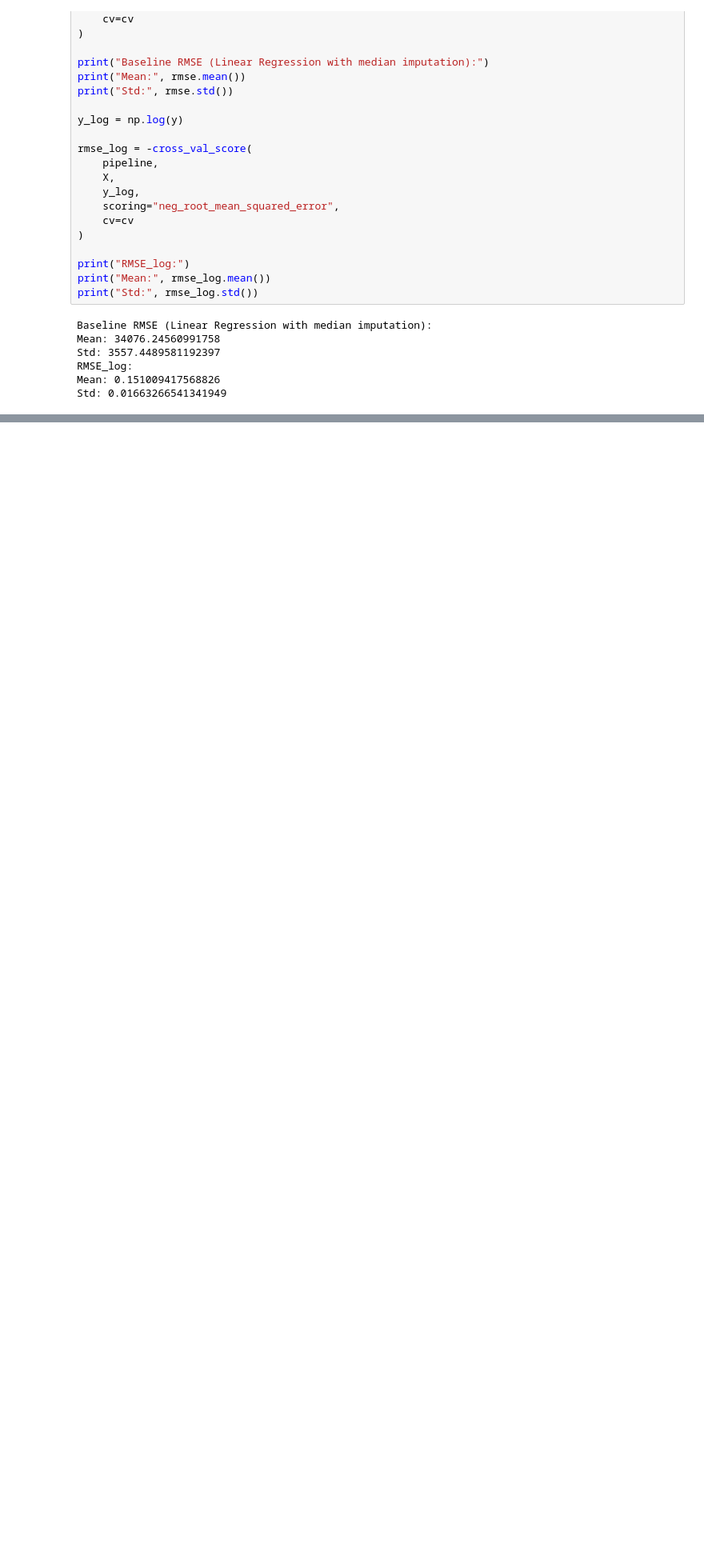
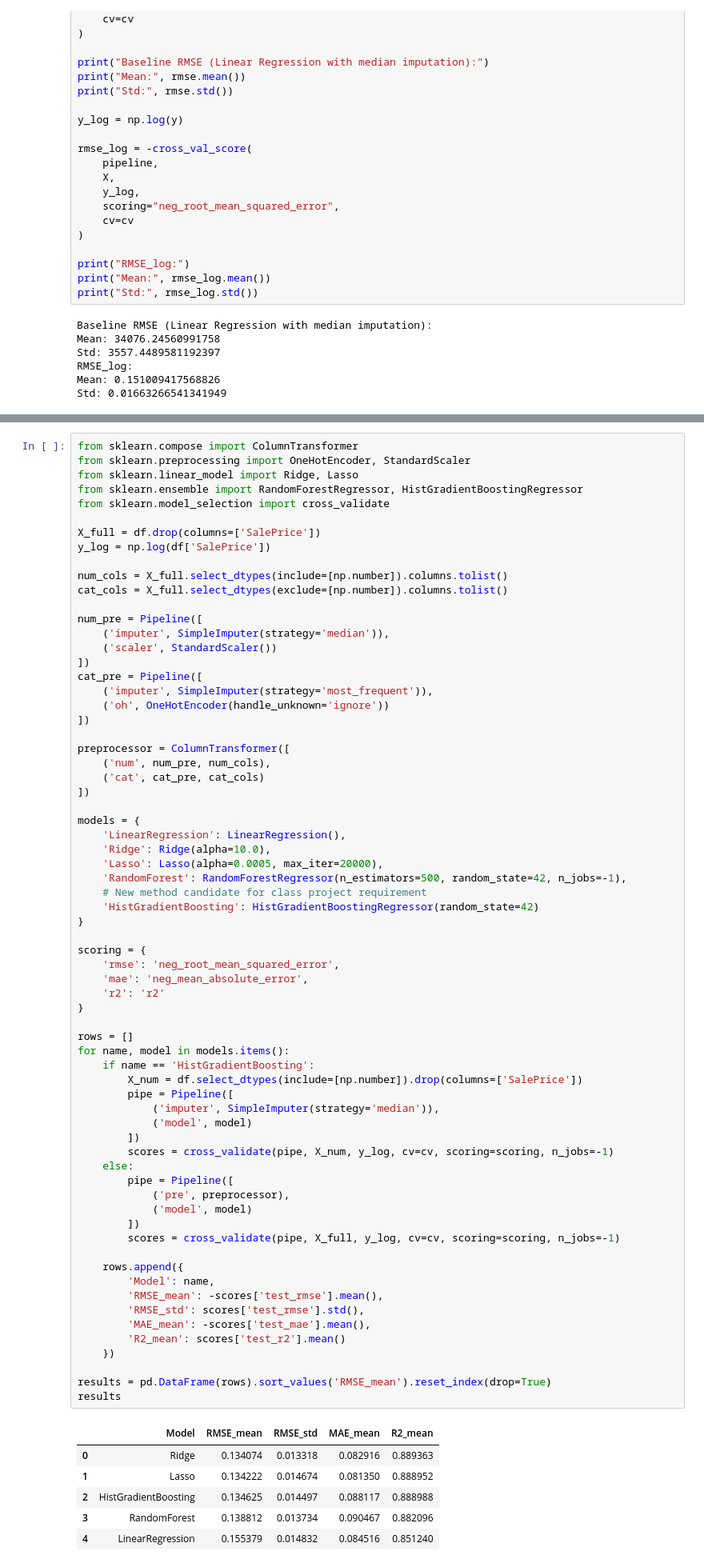
Before and after one commit to JoeyZhang-1110/machine_learning_2_project, a Jupyter notebook: project.ipynb, the cells around one changed output, grey strips where cells are left out. Shown at 80% size. Saved outputs shown, nothing was run; the diff lists cells and outputs as text; blank space fills up the shorter version.

Commit message:
Add full supervised model comparison pipeline

```diff
--- a/project.ipynb
+++ b/project.ipynb
@@ -109,0 +144,75 @@ Std: 0.01663266541341949
+# %%
+from sklearn.compose import ColumnTransformer
+from sklearn.preprocessing import OneHotEncoder, StandardScaler
+from sklearn.linear_model import Ridge, Lasso
+from sklearn.ensemble import RandomForestRegressor, HistGradientBoostingRegressor
+from sklearn.model_selection import cross_validate
+
+X_full = df.drop(columns=['SalePrice'])
+y_log = np.log(df['SalePrice'])
+
+num_cols = X_full.select_dtypes(include=[np.number]).columns.tolist()
+cat_cols = X_full.select_dtypes(exclude=[np.number]).columns.tolist()
+
+num_pre = Pipeline([
+    ('imputer', SimpleImputer(strategy='median')),
+    ('scaler', StandardScaler())
+])
+cat_pre = Pipeline([
+    ('imputer', SimpleImputer(strategy='most_frequent')),
+    ('oh', OneHotEncoder(handle_unknown='ignore'))
+])
+
+preprocessor = ColumnTransformer([
+    ('num', num_pre, num_cols),
+    ('cat', cat_pre, cat_cols)
+])
+
+models = {
+    'LinearRegression': LinearRegression(),
+    'Ridge': Ridge(alpha=10.0),
+    'Lasso': Lasso(alpha=0.0005, max_iter=20000),
+    'RandomForest': RandomForestRegressor(n_estimators=500, random_state=42, n_jobs=-1),
+    # New method candidate for class project requirement
+    'HistGradientBoosting': HistGradientBoostingRegressor(random_state=42)
+}
+
+scoring = {
+    'rmse': 'neg_root_mean_squared_error',
+    'mae': 'neg_mean_absolute_error',
+    'r2': 'r2'
+}
+
+rows = []
+for name, model in models.items():
+    if name == 'HistGradientBoosting':
+        X_num = df.select_dtypes(include=[np.number]).drop(columns=['SalePrice'])
+        pipe = Pipeline([
+            ('imputer', SimpleImputer(strategy='median')),
+            ('model', model)
+        ])
+        scores = cross_validate(pipe, X_num, y_log, cv=cv, scoring=scoring, n_jobs=-1)
+    else:
+        pipe = Pipeline([
+            ('pre', preprocessor),
+            ('model', model)
+        ])
+        scores = cross_validate(pipe, X_full, y_log, cv=cv, scoring=scoring, n_jobs=-1)
+
+    rows.append({
+        'Model': name,
+        'RMSE_mean': -scores['test_rmse'].mean(),
+        'RMSE_std': scores['test_rmse'].std(),
+        'MAE_mean': -scores['test_mae'].mean(),
+        'R2_mean': scores['test_r2'].mean()
+    })
+
+results = pd.DataFrame(rows).sort_values('RMSE_mean').reset_index(drop=True)
+results
+# %% [output]
+|  | Model | RMSE_mean | RMSE_std | MAE_mean | R2_mean |
+| 0 | Ridge | 0.134074 | 0.013318 | 0.082916 | 0.889363 |
+| 1 | Lasso | 0.134222 | 0.014674 | 0.081350 | 0.888952 |
+| 2 | HistGradientBoosting | 0.134625 | 0.014497 | 0.088117 | 0.888988 |
+| 3 | RandomForest | 0.138812 | 0.013734 | 0.090467 | 0.882096 |
+| 4 | LinearRegression | 0.155379 | 0.014832 | 0.084516 | 0.851240 |
```
Also changed, not shown: parts of 3 cells of this notebook.
